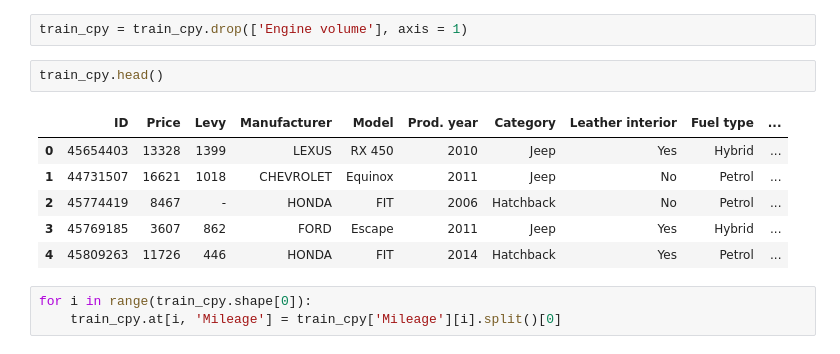
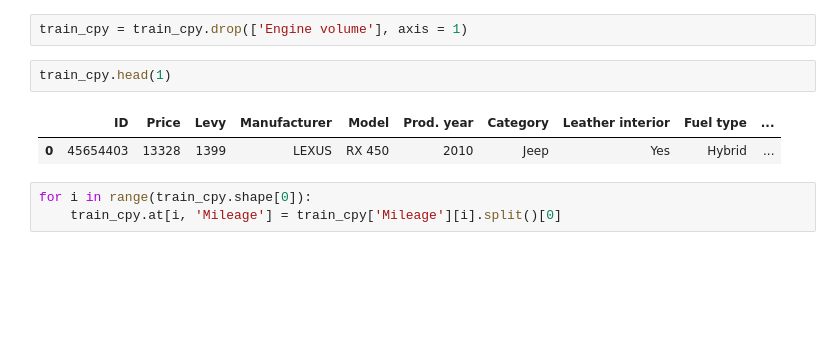
Before and after one commit to kashyapbarua/car-price-prediction, a Jupyter notebook: car-price-prediction.ipynb, the cells around one changed output. Drawn from its saved outputs; the diff is of its cells as text; blank space fills up the shorter version.

```diff
--- a/car-price-prediction.ipynb
+++ b/car-price-prediction.ipynb
@@ -92,14 +74,10 @@ memory usage: 2.9+ MB
 # %%
 train_cpy = train_cpy.drop(['Engine volume'], axis = 1)
 # %%
-train_cpy.head()
+train_cpy.head(1)
 # %% [output]
 |  | ID | Price | Levy | Manufacturer | Model | Prod. year | Category | Leather interior | Fuel type | ... |
 | 0 | 45654403 | 13328 | 1399 | LEXUS | RX 450 | 2010 | Jeep | Yes | Hybrid | ... |
-| 1 | 44731507 | 16621 | 1018 | CHEVROLET | Equinox | 2011 | Jeep | No | Petrol | ... |
-| 2 | 45774419 | 8467 | - | HONDA | FIT | 2006 | Hatchback | No | Petrol | ... |
-| 3 | 45769185 | 3607 | 862 | FORD | Escape | 2011 | Jeep | Yes | Hybrid | ... |
-| 4 | 45809263 | 11726 | 446 | HONDA | FIT | 2014 | Hatchback | Yes | Petrol | ... |
 # %%
 for i in range(train_cpy.shape[0]):
     train_cpy.at[i, 'Mileage'] = train_cpy['Mileage'][i].split()[0]
```
Also changed, not shown: parts of 41 cells of this notebook.
